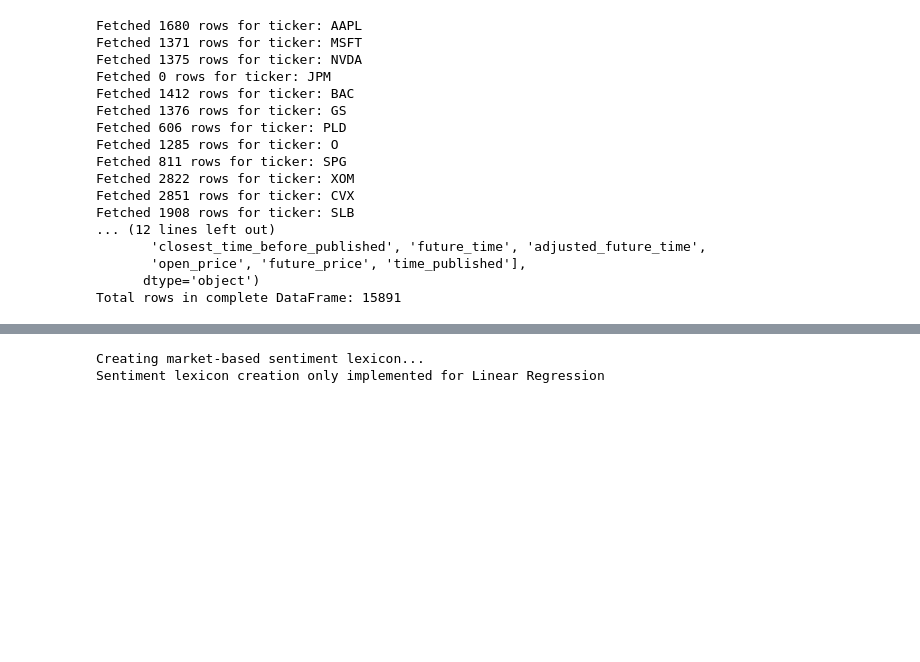
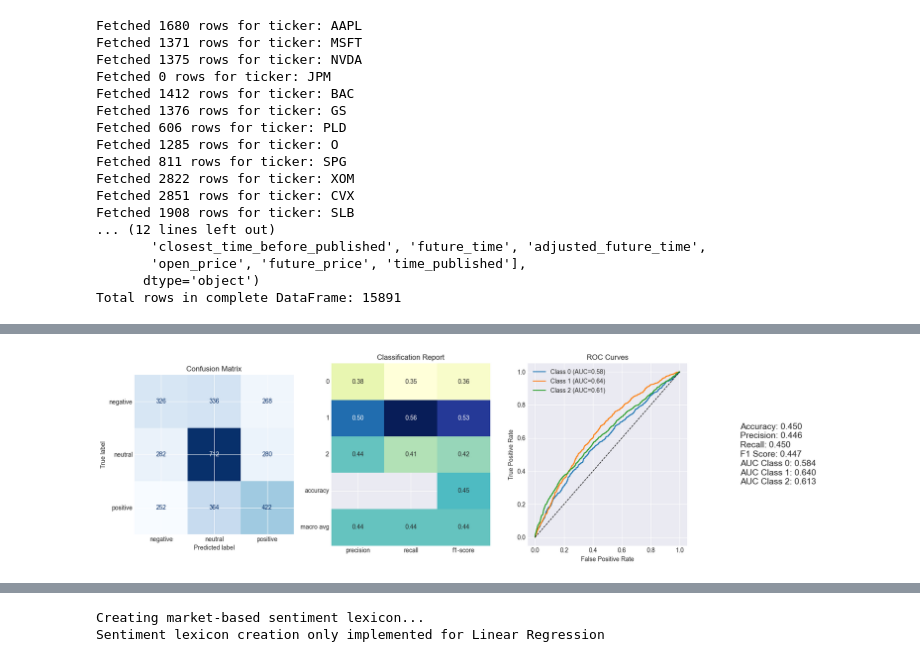
Before and after one commit to AndreasWendel/Examens, a Jupyter notebook: db checks.ipynb, the cells around one changed output, grey strips where cells are left out. Drawn from its saved outputs; the diff is of its cells as text; code cells hidden in the pictures; blank space fills up the shorter version.

```diff
--- a/db checks.ipynb
+++ b/db checks.ipynb
@@ -696,0 +1226,19 @@ AttributeError: 'MarketSentiment' object has no attribute 'create_sentiment_lexi
+# %%
+acc = accuracy_score(y_test, np.round(y_pred))
+prec = precision_score(y_test, np.round(y_pred), zero_division=0, average='weighted')
+rec = recall_score(y_test, np.round(y_pred), zero_division=0, average='weighted')
+f1 = f1_score(y_test, np.round(y_pred), zero_division=0, average='weighted')
+
+# For multiclass ROC/AUC, use probability estimates and specify multi_class
+if hasattr(model, "predict_proba"):
+	y_proba = model.predict_proba(X_test)
+	auc = roc_auc_score(y_test, y_proba, multi_class='ovr')
+else:
+	auc = None
+
+print(classification_report(y_test, y_pred))
+print("acc:",acc)
+print("prec:",prec)
+print("rec:",rec)
+print("f1:",f1)
+print("auc:", auc)
@@ -696,0 +1261,67 @@ AttributeError: 'MarketSentiment' object has no attribute 'create_sentiment_lexi
+# %%
+import seaborn as sns
+from sklearn.metrics import ConfusionMatrixDisplay
+import pandas as pd
+import io
+
+import matplotlib.pyplot as plt
+
+from sklearn.metrics import roc_curve, roc_auc_score
+from sklearn.preprocessing import label_binarize
+
+plt.figure(figsize=(18, 5))
+
+# Compute ROC curve and ROC area for each class
+n_classes = len(labelencoder.classes_)
+# Binarize the output
+y_test_bin = label_binarize(y_test, classes=range(n_classes))
+fpr = dict()
+tpr = dict()
+roc_auc = dict()
+for i in range(n_classes):
+    fpr[i], tpr[i], _ = roc_curve(y_test_bin[:, i], y_proba[:, i])
+    roc_auc[i] = roc_auc_score(y_test_bin[:, i], y_proba[:, i])
+
+# 1. Confusion Matrix
+plt.subplot(1, 4, 1)
+cm = ConfusionMatrixDisplay.from_predictions(y_test, y_pred, display_labels=labelencoder.classes_, cmap='Blues', colorbar=False, ax=plt.gca())
+plt.title("Confusion Matrix")
+
+# 2. Classification Report Table
+plt.subplot(1, 4, 2)
+# Parse the classification report string into a table
+
+report_df = pd.read_fwf(io.StringIO(class_report), index_col=0)
+sns.heatmap(report_df.iloc[:-1, :-1], annot=True, fmt=".2f", cmap="YlGnBu", cbar=False)
+plt.title("Classification Report")
+plt.yticks(rotation=0)
+
+# 3. ROC Curves for each class
+plt.subplot(1, 4, 3)
+# Define n_classes based on labelencoder or y_test
+n_classes = len(labelencoder.classes_)
+for i in range(n_classes):
+    plt.plot(fpr[i], tpr[i], label=f'Class {i} (AUC={roc_auc[i]:.2f})')
+plt.plot([0, 1], [0, 1], 'k--', lw=1)
+plt.xlabel('False Positive Rate')
+plt.ylabel('True Positive Rate')
+plt.title('ROC Curves')
+plt.legend()
+
+# 4. Metrics Box
+plt.subplot(1, 4, 4)
+metrics = {
+    "Accuracy": acc,
+    "Precision": prec,
+    "Recall": rec,
+    "F1 Score": f1,
+}
+metrics.update({f"AUC Class {i}": float(roc_auc[i]) for i in range(n_classes)})
+metrics_text = "\n".join([f"{k}: {v:.3f}" for k, v in metrics.items()])
+plt.axis('off')
+plt.text(0.1, 0.5, metrics_text, fontsize=14, va='center')
+
+plt.tight_layout()
+plt.show()
+# %% [output]
+[figure, added]
```
Also changed, not shown: parts of 46 cells of this notebook.
